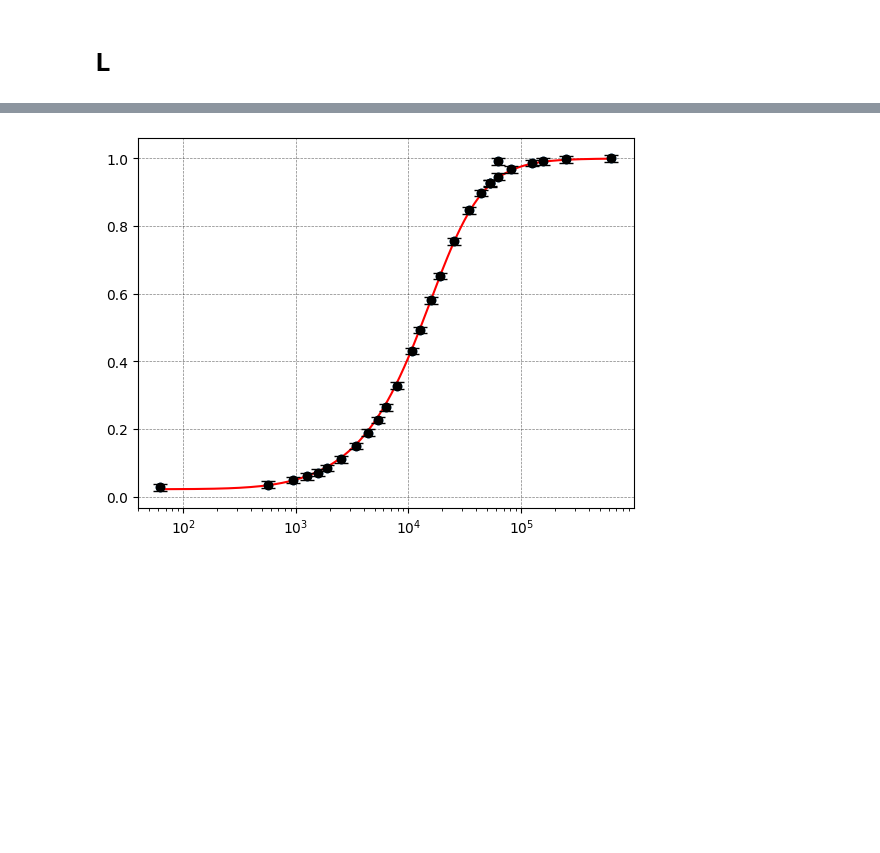
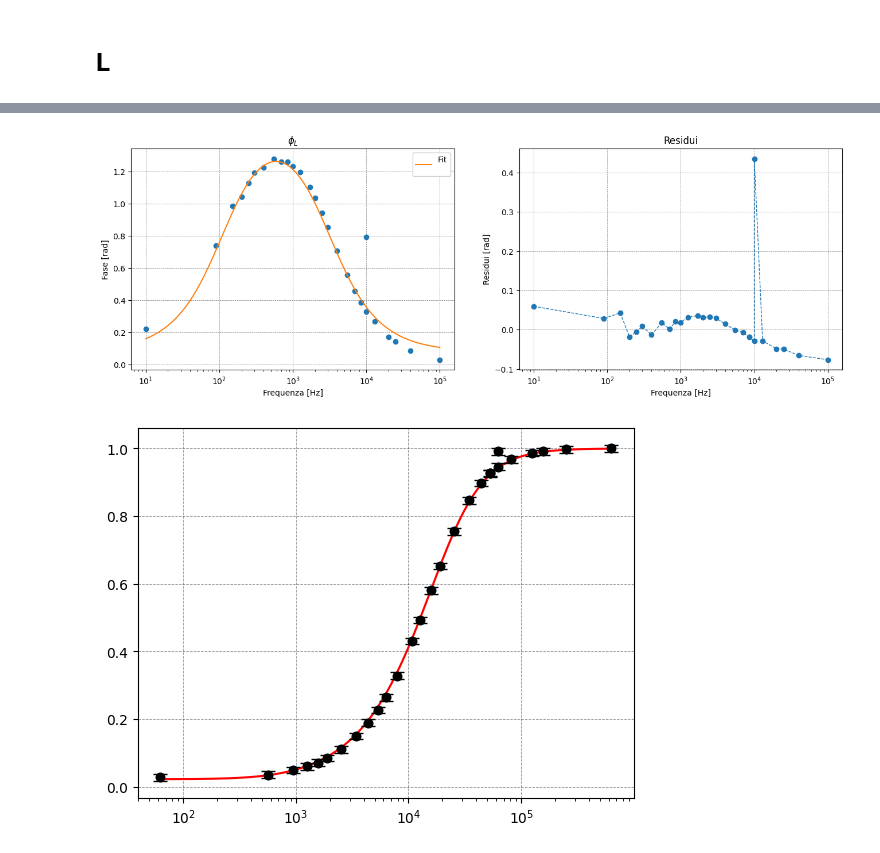
Before and after one commit to Yedi278/Lab2, a Jupyter notebook: Circuiti_3/RL.ipynb, the cells around one changed output, grey strips where cells are left out. Saved outputs shown, nothing was run; the diff lists cells and outputs as text; code cells hidden in the pictures; blank space fills up the shorter version.

```diff
--- a/Circuiti_3/RL.ipynb
+++ b/Circuiti_3/RL.ipynb
@@ -124,0 +125,7 @@ plt.xscale('log')
+# %%
+c = LeastSquares( freqs[np.arange(len(freqs))!=len(freqs)-6]*2*np.pi, -fase_l[np.arange(len(freqs))!=len(freqs)-6] +np.pi*2, 0.01, fase_L)
+f_f = Minuit(c, R=995, R_L=39.9, L=40e-3, a=0)
+f_f.fixed['R', 'R_L'] = True, True
+f_f.migrad()
+f_f.minos()
+f_f.hesse()
@@ -125,3 +155,26 @@ plt.xscale('log')
+# %%
+x = np.linspace(np.min(freqs),np.max(freqs),100000)
+plt.subplots(1,2,figsize=(16,5))
+
+plt.subplot(1,2,1)
+plt.plot(freqs, -fase_l + np.pi*2, 'o', lw=1)
+plt.plot(x, fase_L(x*2*np.pi, **f_f.values.to_dict()), label='Fit\n')
+plt.title('$\phi_L$')
+plt.xlabel('Frequenza [Hz]')
+plt.ylabel('Fase [rad]')
+plt.legend()
+plt.xscale('log')
+
+res = -fase_l + np.pi*2 - fase_L(freqs*2*np.pi, **f_f.values.to_dict())
+plt.subplot(1,2,2)
+plt.plot(freqs, res, 'o--', lw=1)
+plt.title('Residui')
+plt.xlabel('Frequenza [Hz]')
+plt.ylabel('Residui [rad]')
+plt.xscale('log')
+plt.show()
+# %% [output]
+[figure, added]
 # %%
 f_m = Fit(freqs*2*np.pi, V_l, G_L, 0.01, kwargs={'R':1e3, 'R_L':50, 'L':0.04})
 f_m.fit()
```
Also changed, not shown: parts of 7 cells of this notebook.
